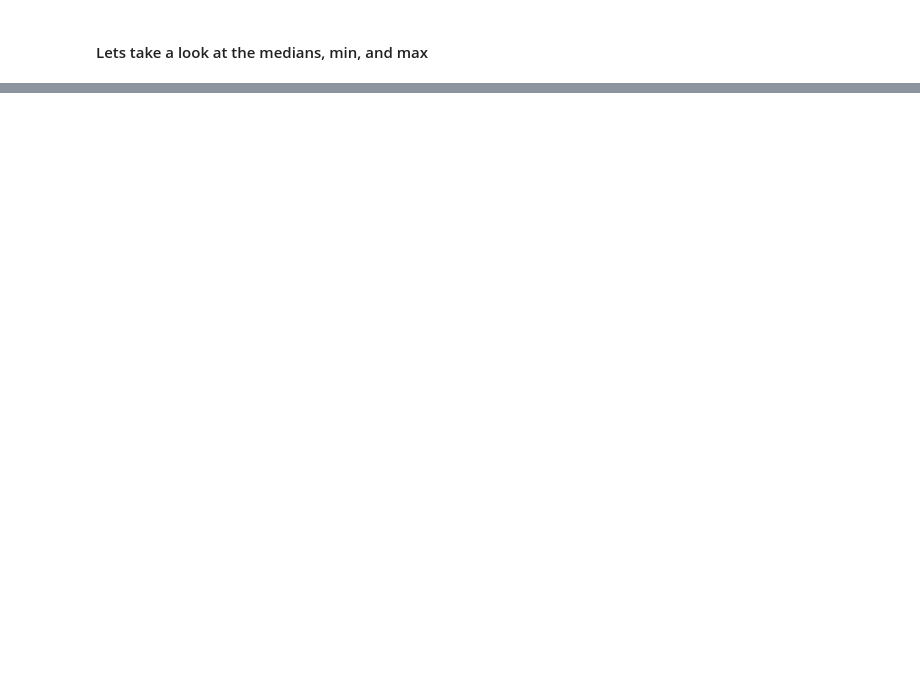
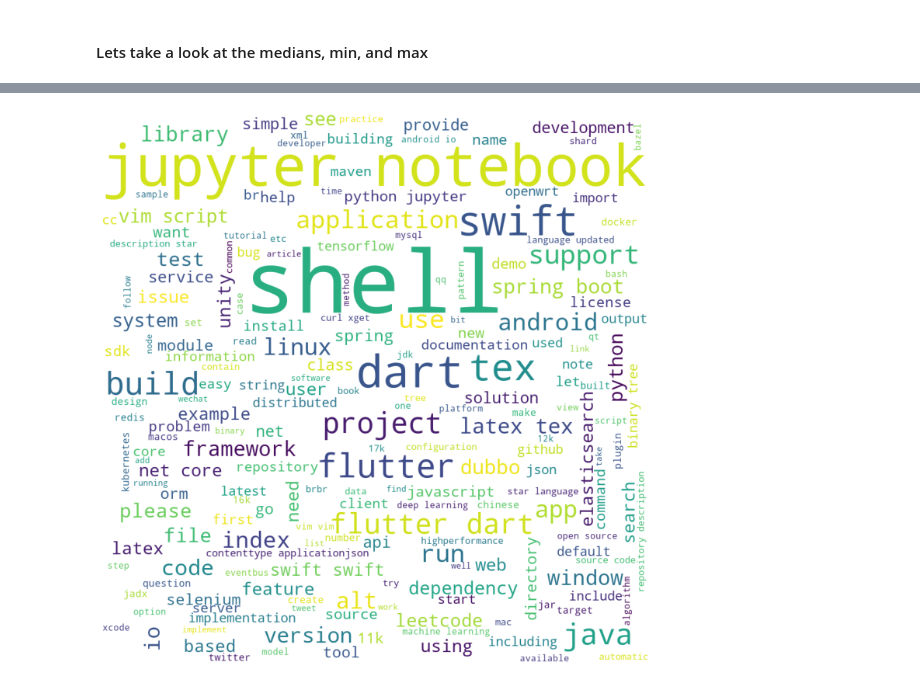
Before and after one commit to nlp-github-project/nlp-github-project, a Jupyter notebook: project_notebook.ipynb, the cells around one changed output, grey strips where cells are left out. Cells and saved outputs as stored; diff of their text form; code cells hidden in the pictures; blank space fills up the shorter version.

```diff
--- a/project_notebook.ipynb
+++ b/project_notebook.ipynb
@@ -244,0 +318,5 @@ explore.scatterplot_for_readmes(df)
+# %%
+#Java word cloud
+explore.word_cloud(java_words)
+# %% [output]
+[figure, added]
```
Also changed, not shown: parts of 20 cells of this notebook.
